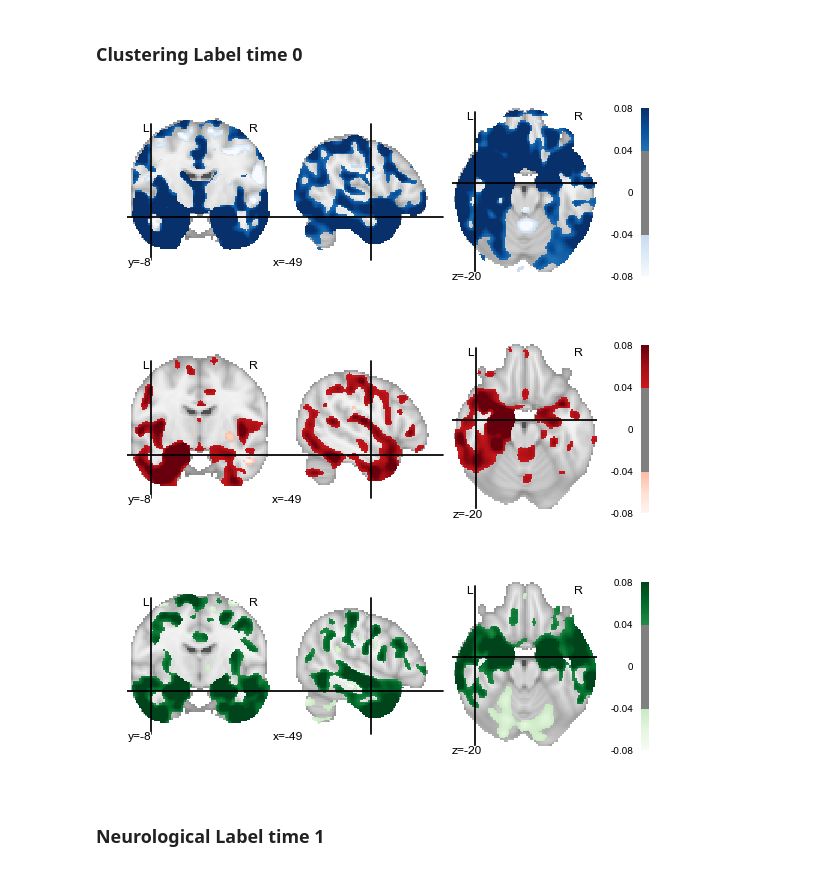
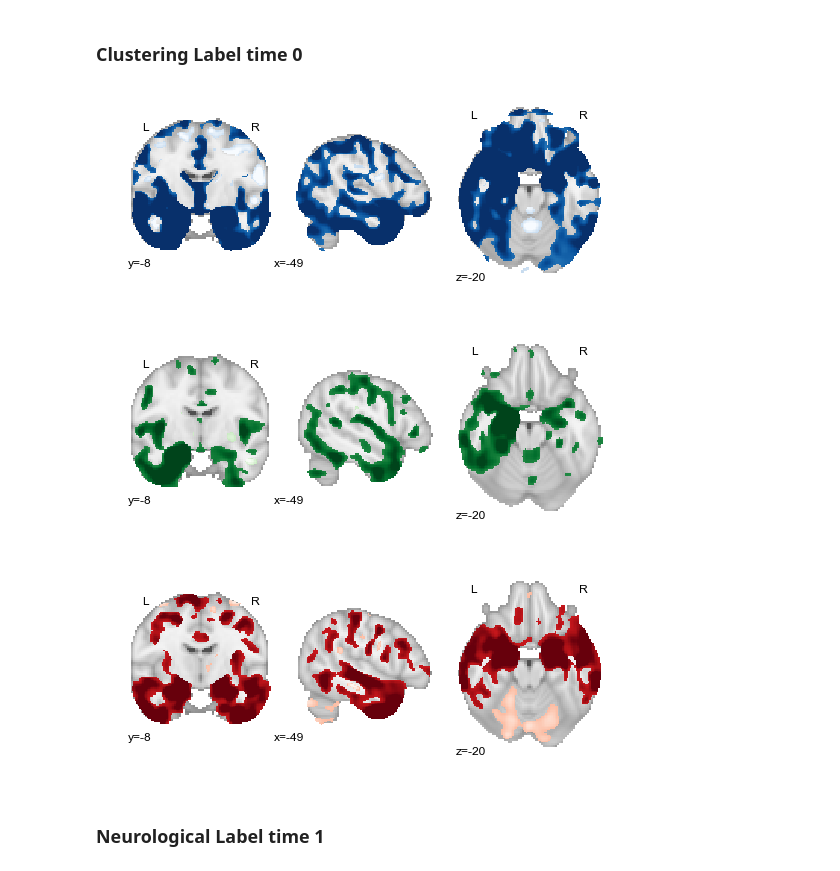
Before and after one commit to fabianp/gray_matter, a Jupyter notebook: Plot_Results.ipynb, the cells around one changed output. Saved outputs shown, nothing was run; the diff lists cells and outputs as text; code cells hidden in the pictures.

```diff
--- a/Plot_Results.ipynb
+++ b/Plot_Results.ipynb
@@ -31,18 +31,18 @@ plt.show()
 # %%
 nifti_cluster1 = '/Users/vborghesani/Desktop/ScienceHack/results/cluster1_t0.nii'
 nifti_cluster2 = '/Users/vborghesani/Desktop/ScienceHack/results/cluster2_t0.nii'
 nifti_cluster3 = '/Users/vborghesani/Desktop/ScienceHack/results/cluster3_t0.nii'
-plotting.plot_stat_map(nifti_cluster1, cut_coords=[-49,-8,-20],
-                       threshold=0.04, colorbar=True, vmax=0.08,cmap='Blues')
-plotting.plot_stat_map(nifti_cluster2, cut_coords=[-49,-8,-20],
-                       threshold=0.04, colorbar=True, vmax=0.08,cmap='Reds')
-plotting.plot_stat_map(nifti_cluster3, cut_coords=[-49,-8,-20],
-                       threshold=0.04, colorbar=True, vmax=0.08,cmap='Greens')
+plotting.plot_stat_map(nifti_cluster1, cut_coords=[-49,-8,-20], draw_cross=False,
+                       threshold=0.04, colorbar=False, vmax=0.08,cmap='Blues')
+plotting.plot_stat_map(nifti_cluster2, cut_coords=[-49,-8,-20],  draw_cross=False,
+                       threshold=0.04, colorbar=False, vmax=0.08,cmap='Greens')
+plotting.plot_stat_map(nifti_cluster3, cut_coords=[-49,-8,-20], draw_cross=False,
+                       threshold=0.04, colorbar=False, vmax=0.08,cmap='Reds')
 plt.show()
 # %% [output]
-[figure, old version]
+[figure, new version]
-[figure, old version]
+[figure, new version]
-[figure, old version]
+[figure, new version]
 # %% [markdown]
 ### Neurological Label time 1
 # %%
```
Also changed, not shown: parts of 5 cells of this notebook, 2 other files.
